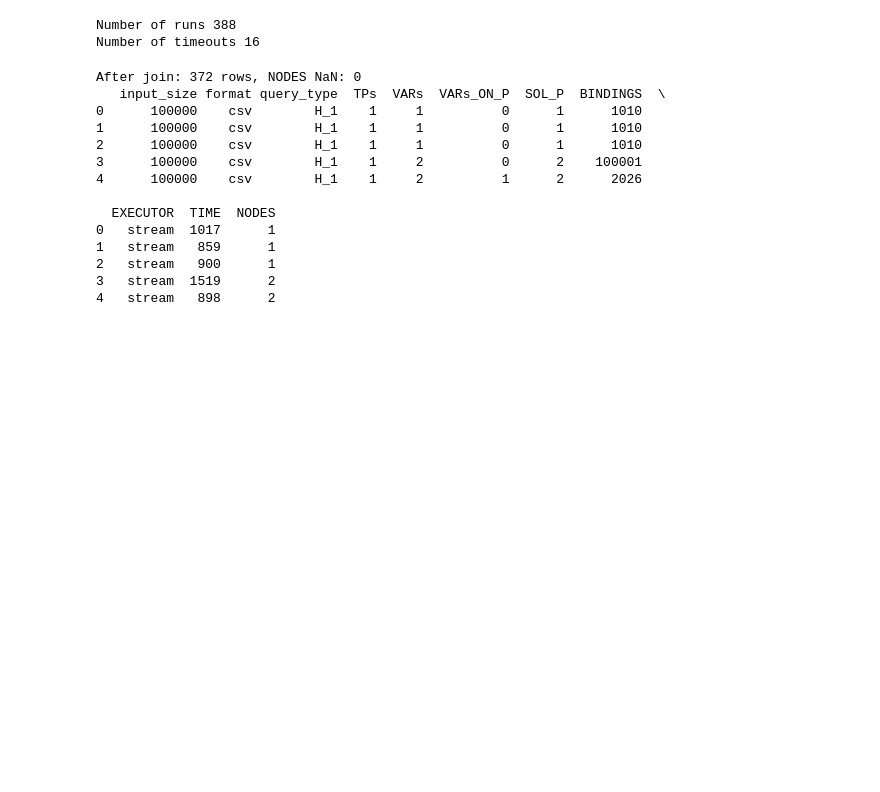
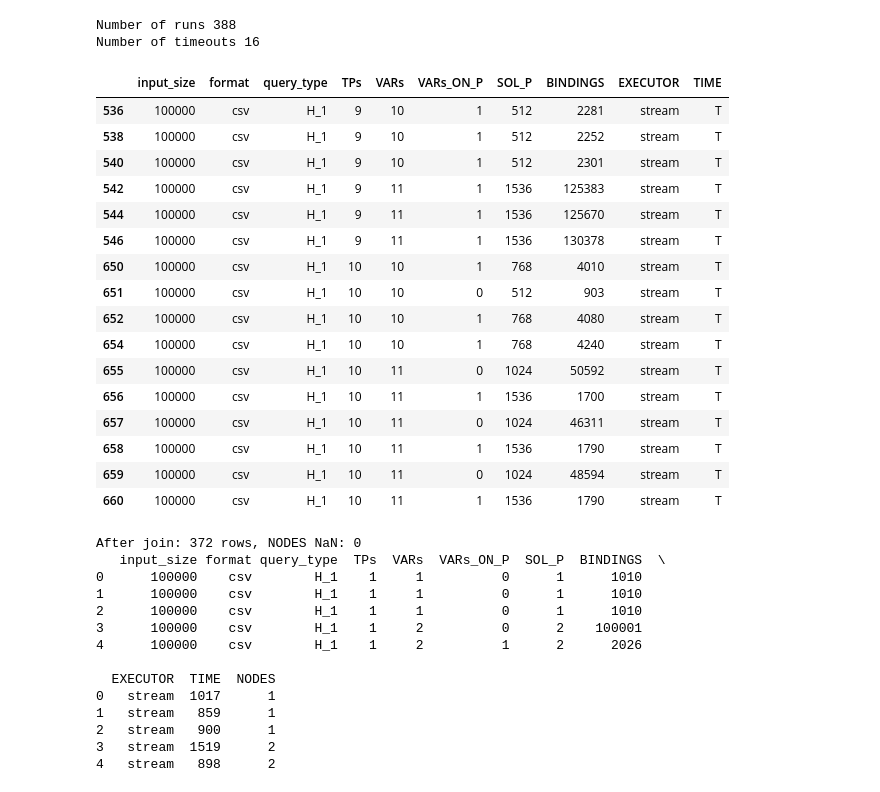
Before and after one commit to SPARQL-Anything/fxbgp, a Jupyter notebook: stream-performance-evaluation/analyse_result_csv.ipynb, the cells around one changed output. Drawn from its saved outputs; the diff is of its cells as text; code cells hidden in the pictures; blank space fills up the shorter version.

```diff
--- a/stream-performance-evaluation/analyse_result_csv.ipynb
+++ b/stream-performance-evaluation/analyse_result_csv.ipynb
@@ -1,17 +1,17 @@
 # %%
 import pandas as pd
 
-df = pd.read_csv(
+df_original = pd.read_csv(
     '/Users/lgu/Desktop/stream-performance/performance-analysis/csv/stream-performance-csv/time.tsv',
     sep='\t',
     header=None,
     names=["input_size", "format", "query_type", "TPs", "VARs", "VARs_ON_P", "SOL_P", "BINDINGS", "EXECUTOR", "TIME"]
 )
 
-df = df[~df["TIME"].isin(["-"])].copy()
+df = df_original[~df_original["TIME"].isin(["-"])].copy()
 
 print(f"Number of runs {len((df))}")
-print(f"Number of timeouts {len((df[df["TIME"] == "T"]))}")
+print(f"Number of timeouts {len((df_original[df_original['TIME'] == 'T']))}")
 
 # Print the rows where TIME is "T"
 #print(df[df["TIME"] == "T"])
@@ -21,6 +21,26 @@ df["TIME"] = pd.to_numeric(df["TIME"])
 # %% [output]
 Number of runs 388
 Number of timeouts 16
+# %%
+df_original[df_original['TIME'] == 'T']
+# %% [output]
+|  | input_size | format | query_type | TPs | VARs | VARs_ON_P | SOL_P | BINDINGS | EXECUTOR | TIME |
+| 536 | 100000 | csv | H_1 | 9 | 10 | 1 | 512 | 2281 | stream | T |
+| 538 | 100000 | csv | H_1 | 9 | 10 | 1 | 512 | 2252 | stream | T |
+| 540 | 100000 | csv | H_1 | 9 | 10 | 1 | 512 | 2301 | stream | T |
+| 542 | 100000 | csv | H_1 | 9 | 11 | 1 | 1536 | 125383 | stream | T |
+| 544 | 100000 | csv | H_1 | 9 | 11 | 1 | 1536 | 125670 | stream | T |
+| 546 | 100000 | csv | H_1 | 9 | 11 | 1 | 1536 | 130378 | stream | T |
+| 650 | 100000 | csv | H_1 | 10 | 10 | 1 | 768 | 4010 | stream | T |
+| 651 | 100000 | csv | H_1 | 10 | 10 | 0 | 512 | 903 | stream | T |
+| 652 | 100000 | csv | H_1 | 10 | 10 | 1 | 768 | 4080 | stream | T |
+| 654 | 100000 | csv | H_1 | 10 | 10 | 1 | 768 | 4240 | stream | T |
+| 655 | 100000 | csv | H_1 | 10 | 11 | 0 | 1024 | 50592 | stream | T |
+| 656 | 100000 | csv | H_1 | 10 | 11 | 1 | 1536 | 1700 | stream | T |
+| 657 | 100000 | csv | H_1 | 10 | 11 | 0 | 1024 | 46311 | stream | T |
+| 658 | 100000 | csv | H_1 | 10 | 11 | 1 | 1536 | 1790 | stream | T |
+| 659 | 100000 | csv | H_1 | 10 | 11 | 0 | 1024 | 48594 | stream | T |
+| 660 | 100000 | csv | H_1 | 10 | 11 | 1 | 1536 | 1790 | stream | T |
 # %%
 q_info = pd.read_csv('/Users/lgu/Desktop/q_info.tsv', sep='\t')
 
```
Also changed, not shown: 3 other files.
